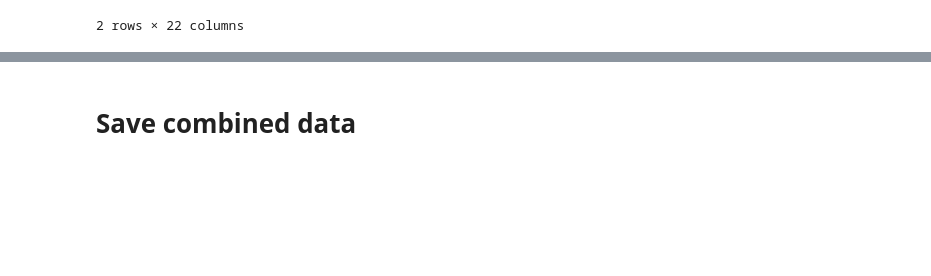
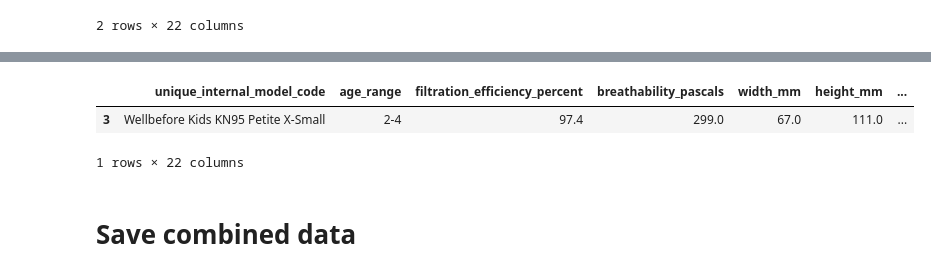
Before and after one commit to Edderic/breathesafe, a Jupyter notebook: python/mask-recommender/notebooks/combine-mask-data-sets.ipynb, the cells around one changed output, grey strips where cells are left out. Drawn from its saved outputs; the diff is of its cells as text; code cells hidden in the pictures; blank space fills up the shorter version.

```diff
--- a/python/mask-recommender/notebooks/combine-mask-data-sets.ipynb
+++ b/python/mask-recommender/notebooks/combine-mask-data-sets.ipynb
@@ -1693,3 +1719,9 @@ combined[combined['mass_grams'] > 200]
+# %%
+combined[combined['width_mm'] < 70]
+# %% [output]
+|  | unique_internal_model_code | age_range | filtration_efficiency_percent | breathability_pascals | width_mm | height_mm | ... |
+| 3 | Wellbefore Kids KN95 Petite X-Small | 2-4 | 97.4 | 299.0 | 67.0 | 111.0 | ... |
+1 rows × 22 columns
 # %% [markdown]
 # Save combined data
 # %%
```
Also changed, not shown: parts of 4 cells of this notebook, 1 other file.
